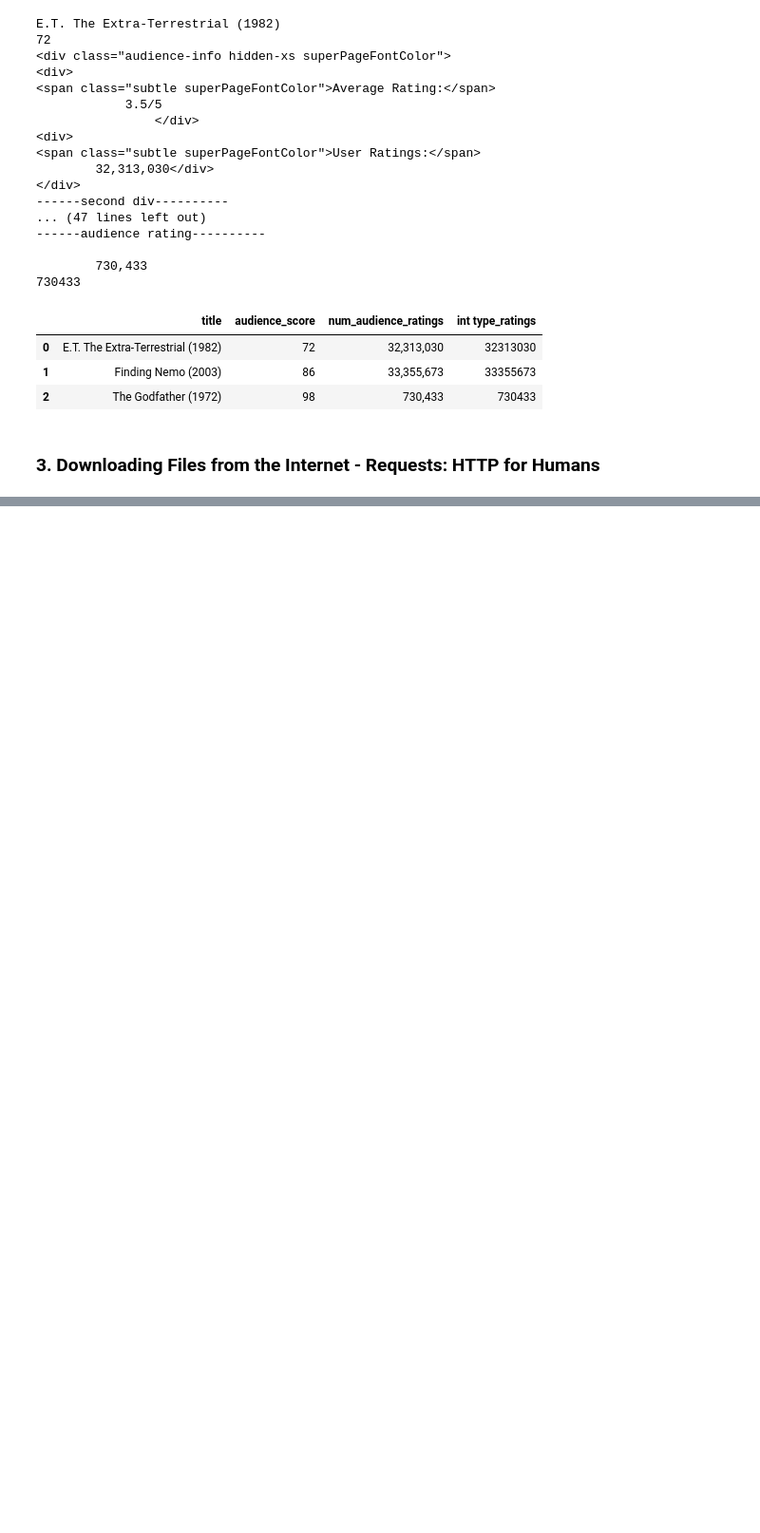
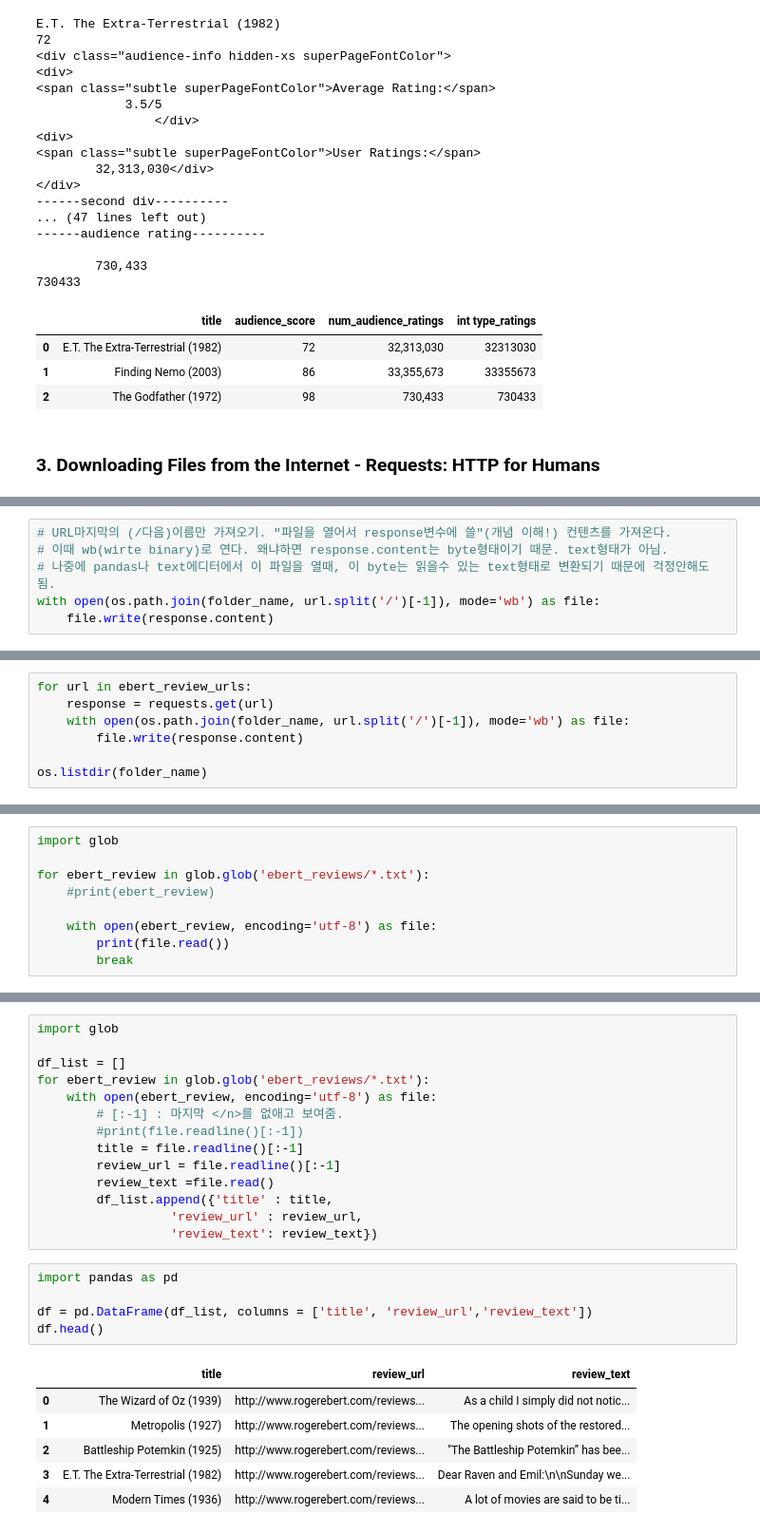
Before and after one commit to alto516/Data-wrangling, a Jupyter notebook: gathering.ipynb, the cells around one changed output, grey strips where cells are left out. Shown: that part at 95% size. Drawn from its saved outputs; the diff is of its cells as text; blank space fills up the shorter version.

Commit message:
add the way to extract the data by downloading file from internet

```diff
--- a/gathering.ipynb
+++ b/gathering.ipynb
@@ -135,0 +156,6 @@ E.T. The Extra-Terrestrial (1982)
+# %%
+# URL마지막의 (/다음)이름만 가져오기. "파일을 열어서 response변수에 쓸"(개념 이해!) 컨텐츠를 가져온다.
+# 이때 wb(wirte binary)로 연다. 왜냐하면 response.content는 byte형태이기 때문. text형태가 아님.
+# 나중에 pandas나 text에디터에서 이 파일을 열때, 이 byte는 읽을수 있는 text형태로 변환되기 때문에 걱정안해도 됨.
+with open(os.path.join(folder_name, url.split('/')[-1]), mode='wb') as file:
+    file.write(response.content)
@@ -135,0 +258,7 @@ E.T. The Extra-Terrestrial (1982)
+# %%
+for url in ebert_review_urls:
+    response = requests.get(url)
+    with open(os.path.join(folder_name, url.split('/')[-1]), mode='wb') as file:
+        file.write(response.content)
+
+os.listdir(folder_name)
@@ -135,0 +306,9 @@ E.T. The Extra-Terrestrial (1982)
+# %%
+import glob
+
+for ebert_review in glob.glob('ebert_reviews/*.txt'):
+    #print(ebert_review)
+
+    with open(ebert_review, encoding='utf-8') as file:
+        print(file.read())
+        break
@@ -135,0 +333,26 @@ E.T. The Extra-Terrestrial (1982)
+# %%
+import glob
+
+df_list = []
+for ebert_review in glob.glob('ebert_reviews/*.txt'):
+    with open(ebert_review, encoding='utf-8') as file:
+        # [:-1] : 마지막 </n>를 없애고 보여줌.
+        #print(file.readline()[:-1])
+        title = file.readline()[:-1]
+        review_url = file.readline()[:-1]
+        review_text =file.read()
+        df_list.append({'title' : title,
+                  'review_url' : review_url,
+                  'review_text': review_text})
+# %%
+import pandas as pd
+
+df = pd.DataFrame(df_list, columns = ['title', 'review_url','review_text'])
+df.head()
+# %% [output]
+|  | title | review_url | review_text |
+| 0 | The Wizard of Oz (1939) | http://www.rogerebert.com/reviews... | As a child I simply did not notic... |
+| 1 | Metropolis (1927) | http://www.rogerebert.com/reviews... | The opening shots of the restored... |
+| 2 | Battleship Potemkin (1925) | http://www.rogerebert.com/reviews... | "The Battleship Potemkin” has bee... |
+| 3 | E.T. The Extra-Terrestrial (1982) | http://www.rogerebert.com/reviews... | Dear Raven and Emil:\n\nSunday we... |
+| 4 | Modern Times (1936) | http://www.rogerebert.com/reviews... | A lot of movies are said to be ti... |
```
Also changed, not shown: parts of 19 cells of this notebook.
